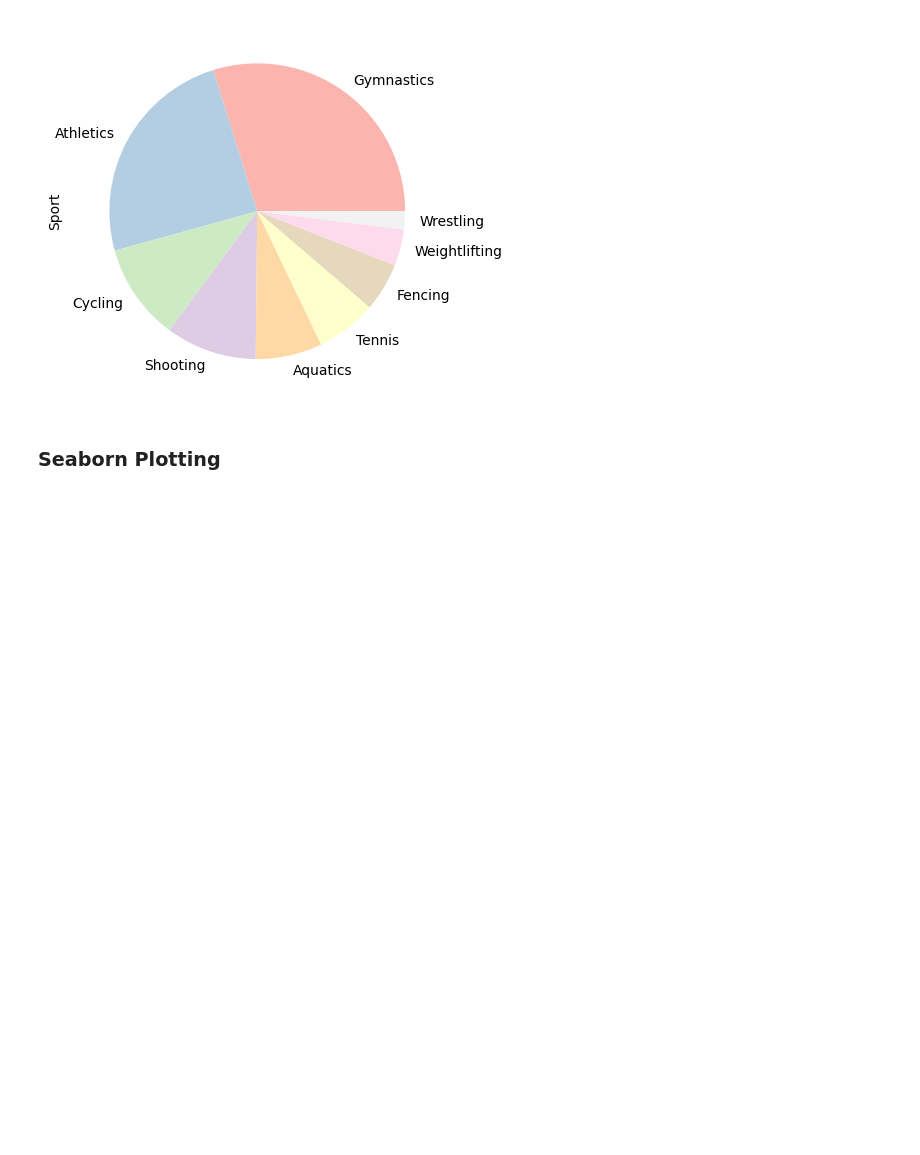
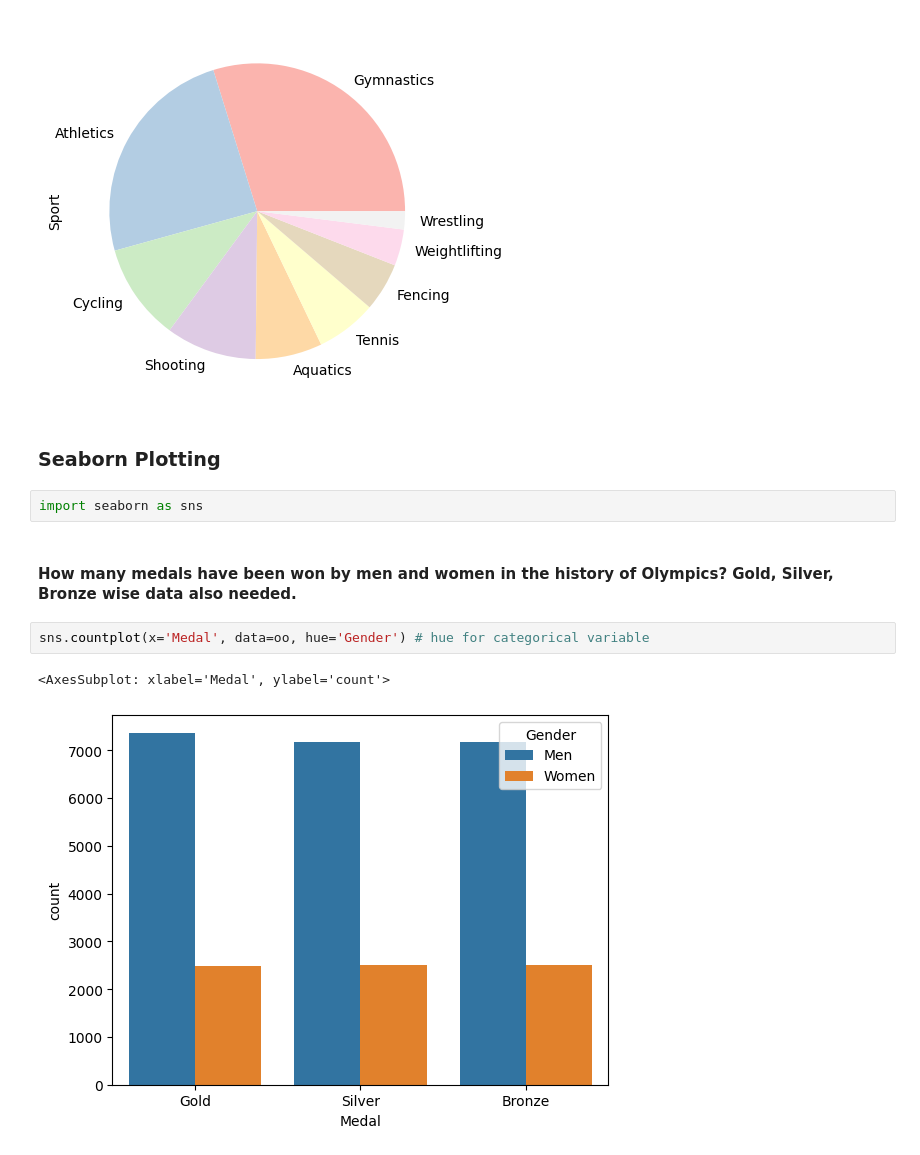
Before and after one commit to ashfakshibli/data-analysis, a Jupyter notebook: Pandas Essentials/plotting.ipynb, the cells around one changed output. Cells and saved outputs as stored; diff of their text form; blank space fills up the shorter version.

Commit message:
Indexing data

```diff
--- a/Pandas Essentials/plotting.ipynb
+++ b/Pandas Essentials/plotting.ipynb
@@ -62,3 +62,12 @@ fo.Sport.value_counts().plot(kind='pie', colormap='Pastel1')
 [figure]
 # %% [markdown]
 ### Seaborn Plotting
+# %%
+import seaborn as sns
+# %% [markdown]
+#### How many medals have been won by men and women in the history of Olympics? Gold, Silver, Bronze wise data also needed.
+# %%
+sns.countplot(x='Medal', data=oo, hue='Gender') # hue for categorical variable
+# %% [output]
+<AxesSubplot: xlabel='Medal', ylabel='count'>
+[figure, added]
```
Also changed, not shown: parts of 2 cells of this notebook, 1 other file.
